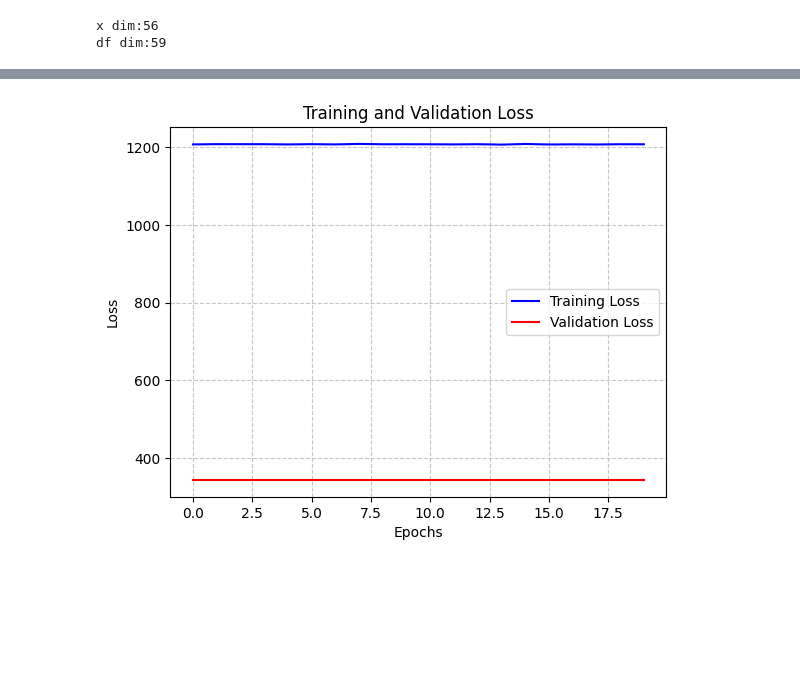
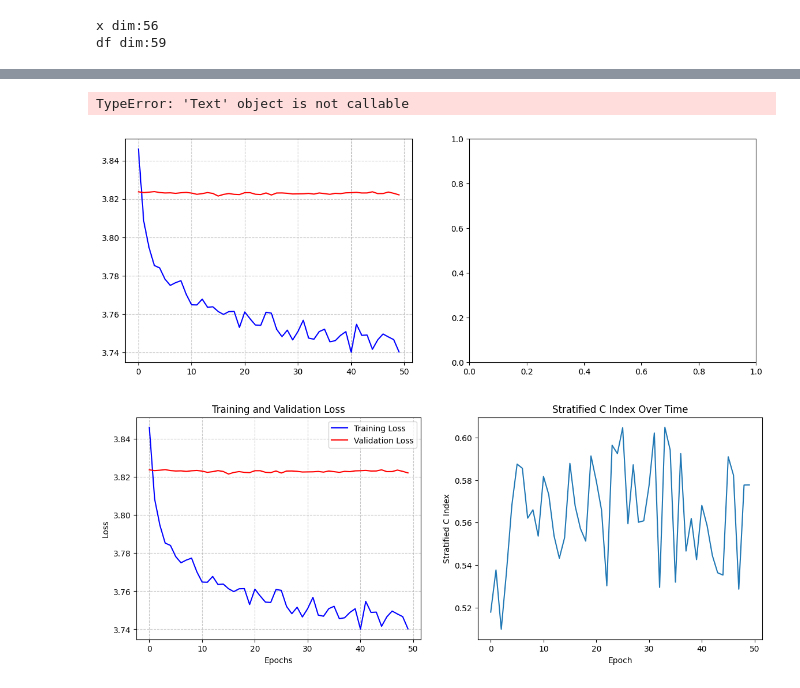
Before and after one commit to scottito/CSCI-5922-Final-Project, a Jupyter notebook: limited-data.ipynb, the cells around one changed output, grey strips where cells are left out. Cells and saved outputs as stored; diff of their text form; code cells hidden in the pictures; blank space fills up the shorter version.

Commit message:
Model architecture changes

```diff
--- a/limited-data.ipynb
+++ b/limited-data.ipynb
@@ -105,18 +104,22 @@ class SimpleEFSModel(nn.Module):
     def __init__(self, input_size):
         super(SimpleEFSModel, self).__init__()
         self.fc1 = nn.Linear(input_size, 128)
-        self.fc2 = nn.Linear(128, 64)
-        self.fc3 = nn.Linear(64, 1)
+        self.fc2 = nn.Linear(128, 128)
+        self.fc3 = nn.Linear(128, 64)
+        self.fc4 = nn.Linear(64, 1)
+        self.bn1 = nn.BatchNorm1d(128)
+        self.bn2 = nn.BatchNorm1d(64)
         self.relu = nn.ReLU()
         self.dropout = nn.Dropout(0.2)
-        self.sigmoid = nn.Sigmoid()
 
     def forward(self, x):
-        x = self.relu(self.fc1(x))
+        x = self.relu(self.bn1(self.fc1(x)))
         x = self.dropout(x)
-        x = self.relu(self.fc2(x))
+        x = self.relu(self.bn1(self.fc2(x)))
         x = self.dropout(x)
-        x = self.sigmoid(self.fc3(x))
+        x = self.relu(self.bn2(self.fc3(x)))
+        x = self.dropout(x)
+        x = self.fc4(x)
         return x
 # %% [markdown]
 ## Train Model
@@ -138,14 +141,15 @@ input_size = x.shape[1]
 model = SimpleEFSModel(input_size)
 
 # Define hyper-parameters
-optimizer = optim.Adam(model.parameters(), lr=0.001)
-epochs = 20
+optimizer = optim.Adam(model.parameters(), lr=1e-3, weight_decay=1e-4)
+epochs = 50
 # %% [output]
 x dim:56
 df dim:59
 # %%
 train_losses = []
 val_losses   = []
+strat_cs     = []
 
 # Check for GPU
 device = torch.device("cuda" if torch.cuda.is_available() else "cpu")
@@ -160,13 +164,11 @@ for epoch in range(epochs):
         x, (event,time), race = batch
         optimizer.zero_grad()
         outputs = model(x)
-        loss = neg_partial_log_likelihood(outputs,event,time,ties_method="efron",reduction="mean")
+        loss = neg_partial_log_likelihood(outputs, event, time, ties_method="efron", reduction="mean")
         loss.backward()
         optimizer.step()
         train_loss += loss.item()
     train_losses.append(train_loss)
-    # — your existing train loop (unchanged) …
-    # — now validation, but *also* gather everything for stratified C-index —
 
     model.eval()
     val_loss = 0.0
@@ -185,7 +187,7 @@ for epoch in range(epochs):
             all_times  .extend(time.cpu().numpy())
             all_races  .extend(race)            # str or int labels
 
-            # still compute loss if you like
+            # still compute loss
             loss = neg_partial_log_likelihood(preds, event, time,
                                               ties_method="efron",
                                               reduction="mean")
@@ -200,29 +202,36 @@ for epoch in range(epochs):
     c_idxs = []
     for grp in np.unique(all_races):
         mask = (all_races == grp)
-        if mask.sum() < 2:
-            continue   # skip tiny groups
         ci = concordance_index(
             all_times[mask],      # event/censoring times
-            -all_outputs[mask],   # *negative* if higher score → shorter survival
+            -all_outputs[mask],   # negative if higher score → shorter survival
             all_events[mask]
         )
         c_idxs.append(ci)
 
     stratified_c = np.mean(c_idxs) - np.std(c_idxs)
     val_losses.append(val_loss)
+    strat_cs.append(stratified_c)
     print(f"Epoch {epoch+1}/{epochs} "
           f"— train loss: {train_loss/len(train_loader):.4f} "
           f"— val loss: {val_loss/len(val_loader):.4f} "
           f"— stratified C-index: {stratified_c:.4f}")
 
 # Plot training loop results
-plt.plot(range(epochs), train_losses, 'b-', label='Training Loss')
-plt.plot(range(epochs), val_losses, 'r-', label='Validation Loss')
-plt.grid(True, linestyle='--', alpha=0.7)
-plt.title('Training and Validation Loss')
-plt.xlabel('Epochs')
-plt.ylabel('Loss')
-plt.legend()
+fig, axs = plt.subplots(1, 2, figsize=(14, 5))  # 1 row, 2 columns
+
+axs[0].plot(range(epochs), [tl / len(train_loader) for tl in train_losses], 'b-', label='Training Loss')
+axs[0].plot(range(epochs), [vl / len(val_loader) for vl in val_losses], 'r-', label='Validation Loss')
+axs[0].grid(True, linestyle='--', alpha=0.7)
+axs[0].title('Training and Validation Loss')
+axs[0].xlabel('Epochs')
+axs[0].ylabel('Loss')
+axs[0].legend()
+
+axs[1].plot(range(epochs), strat_cs)
+axs[1].title('Stratified C Index Over Time')
+axs[1].xlabel('Epoch')
+axs[1].ylabel('Stratified C Index')
+
 plt.show()
 # %% [output]
@@ -249 +255,22 @@ Epoch 20/20 — train loss: 3.8329 — val loss: 3.8241 — stratified C-index:
+TypeError: 'Text' object is not callable
-[figure, old version]
+[figure, new version]
+# %%
+# Plot training loop results
+fig, axs = plt.subplots(1, 2, figsize=(14, 5))  # 1 row, 2 columns
+
+axs[0].plot(range(epochs), [tl / len(train_loader) for tl in train_losses], 'b-', label='Training Loss')
+axs[0].plot(range(epochs), [vl / len(val_loader) for vl in val_losses], 'r-', label='Validation Loss')
+axs[0].grid(True, linestyle='--', alpha=0.7)
+axs[0].set_title('Training and Validation Loss')
+axs[0].set_xlabel('Epochs')
+axs[0].set_ylabel('Loss')
+axs[0].legend()
+
+axs[1].plot(range(epochs), strat_cs)
+axs[1].set_title('Stratified C Index Over Time')
+axs[1].set_xlabel('Epoch')
+axs[1].set_ylabel('Stratified C Index')
+
+plt.show()
+# %% [output]
+[figure, added]
```
Also changed, not shown: parts of 2 cells of this notebook, 1 other file.
